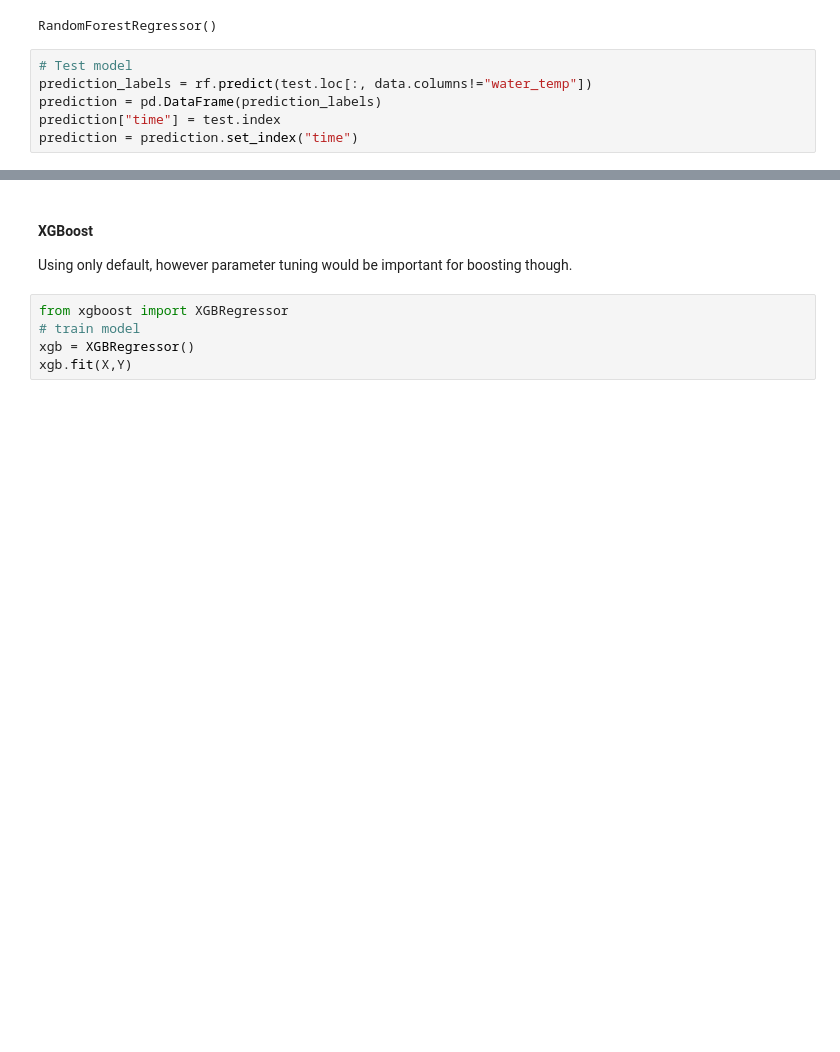
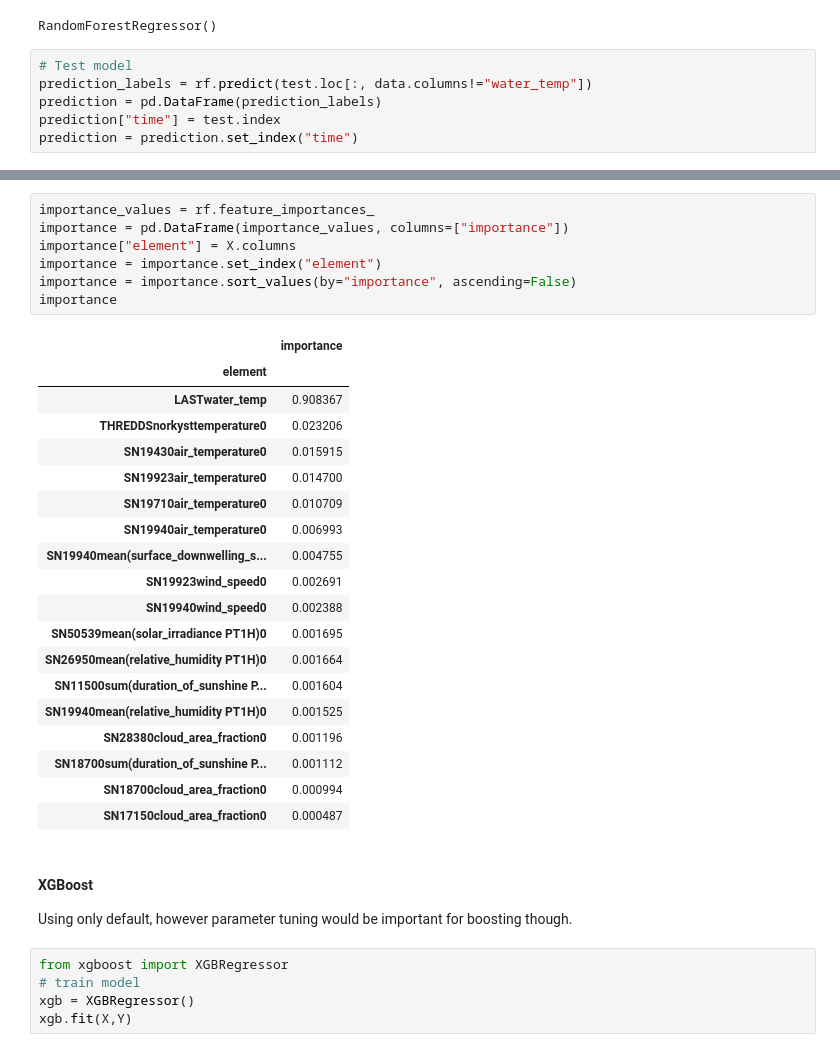
Before and after one commit to FlorianBeiser/havvarsel-data-driven-pred, a Jupyter notebook: DataAnalyser.ipynb, the cells around one changed output, grey strips where cells are left out. Saved outputs shown, nothing was run; the diff lists cells and outputs as text; blank space fills up the shorter version.

Commit message:
Importances in random forest

```diff
--- a/DataAnalyser.ipynb
+++ b/DataAnalyser.ipynb
@@ -216,3 +216,30 @@ The is_first_col function was deprecated in Matplotlib 3.4 and will be removed t
+# %%
+importance_values = rf.feature_importances_
+importance = pd.DataFrame(importance_values, columns=["importance"])
+importance["element"] = X.columns
+importance = importance.set_index("element")
+importance = importance.sort_values(by="importance", ascending=False)
+importance
+# %% [output]
+|  | importance |
+| element |  |
+| LASTwater_temp | 0.908367 |
+| THREDDSnorkysttemperature0 | 0.023206 |
+| SN19430air_temperature0 | 0.015915 |
+| SN19923air_temperature0 | 0.014700 |
+| SN19710air_temperature0 | 0.010709 |
+| SN19940air_temperature0 | 0.006993 |
+| SN19940mean(surface_downwelling_s... | 0.004755 |
+| SN19923wind_speed0 | 0.002691 |
+| SN19940wind_speed0 | 0.002388 |
+| SN50539mean(solar_irradiance PT1H)0 | 0.001695 |
+| SN26950mean(relative_humidity PT1H)0 | 0.001664 |
+| SN11500sum(duration_of_sunshine P... | 0.001604 |
+| SN19940mean(relative_humidity PT1H)0 | 0.001525 |
+| SN28380cloud_area_fraction0 | 0.001196 |
+| SN18700sum(duration_of_sunshine P... | 0.001112 |
+| SN18700cloud_area_fraction0 | 0.000994 |
+| SN17150cloud_area_fraction0 | 0.000487 |
 # %% [markdown]
 #### XGBoost
 
```
Also changed, not shown: parts of 1 cell of this notebook.
